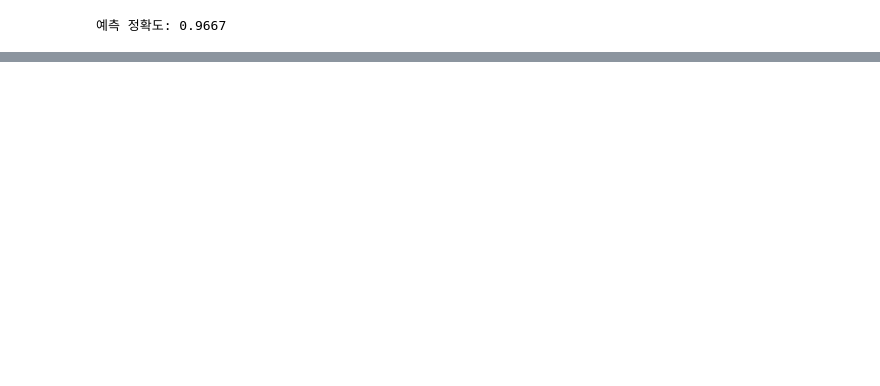
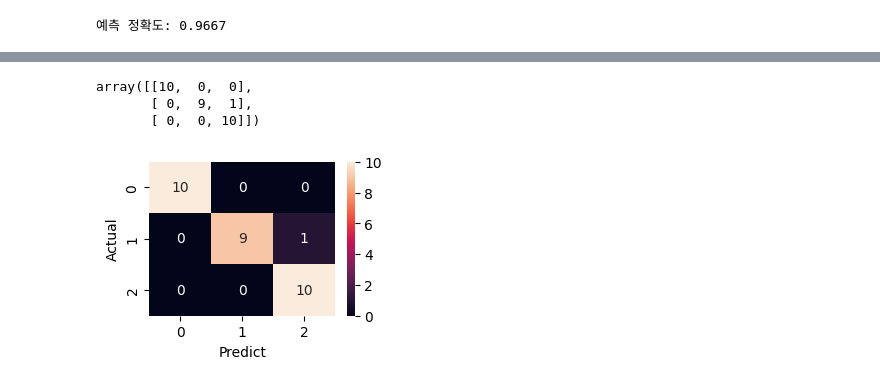
Before and after one commit to jiminxchris/pythonmlproject20260205, a Jupyter notebook: 03_붓꽃품종예측.ipynb, the cells around one changed output, grey strips where cells are left out. Cells and saved outputs as stored; diff of their text form; code cells hidden in the pictures; blank space fills up the shorter version.

```diff
--- a/03_붓꽃품종예측.ipynb
+++ b/03_붓꽃품종예측.ipynb
@@ -141,0 +158,17 @@ print('예측 정확도: {0:.4f}'.format(accuracy_score(y_test,pred)))
+# %%
+from sklearn.metrics import confusion_matrix
+
+cm = confusion_matrix(y_test, pred, labels=[0, 1, 2])
+cm
+# %% [output]
+array([[10,  0,  0],
+       [ 0,  9,  1],
+       [ 0,  0, 10]])
+# %%
+plt.figure(figsize=(3,2))
+sns.heatmap(cm, annot=True)
+plt.xlabel('Predict')
+plt.ylabel('Actual')
+plt.show()
+# %% [output]
+[figure, added]
```
Also changed, not shown: parts of 8 cells of this notebook.
